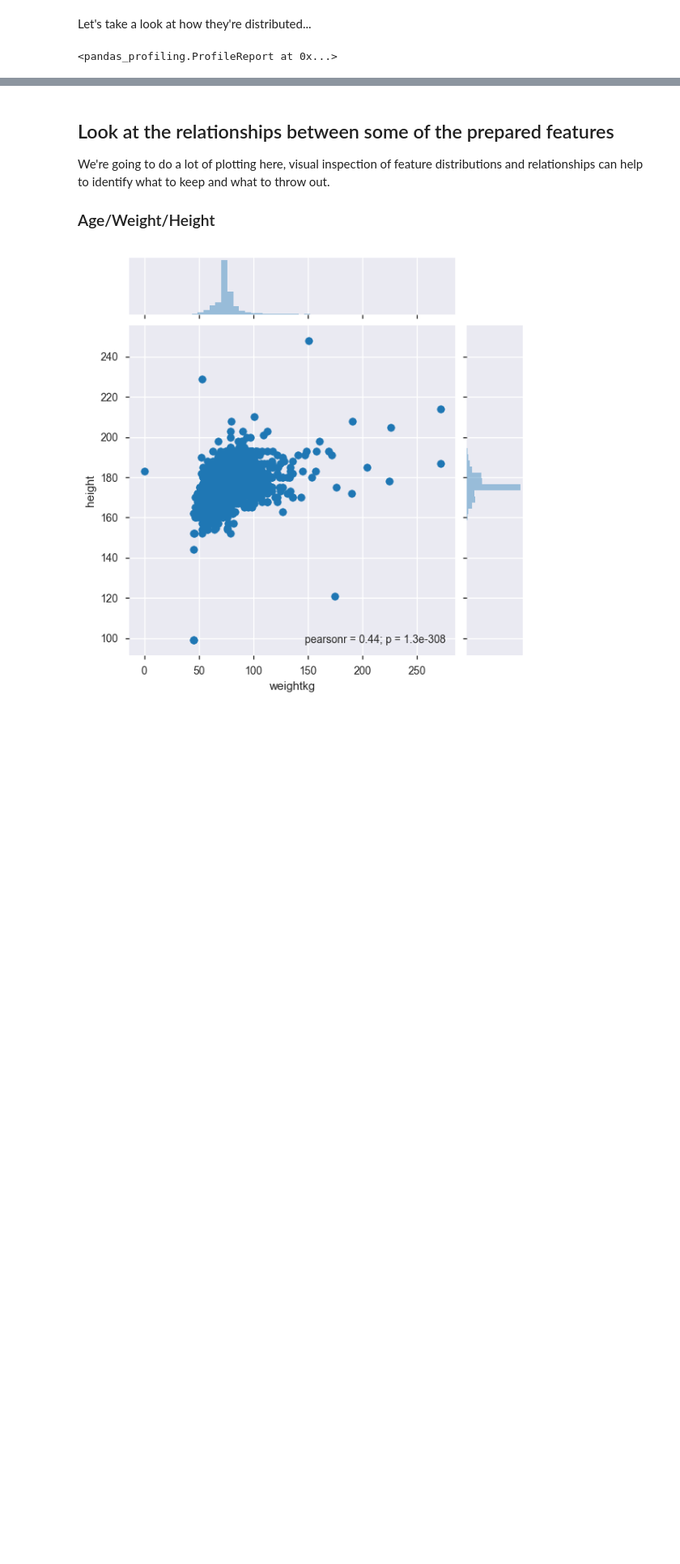
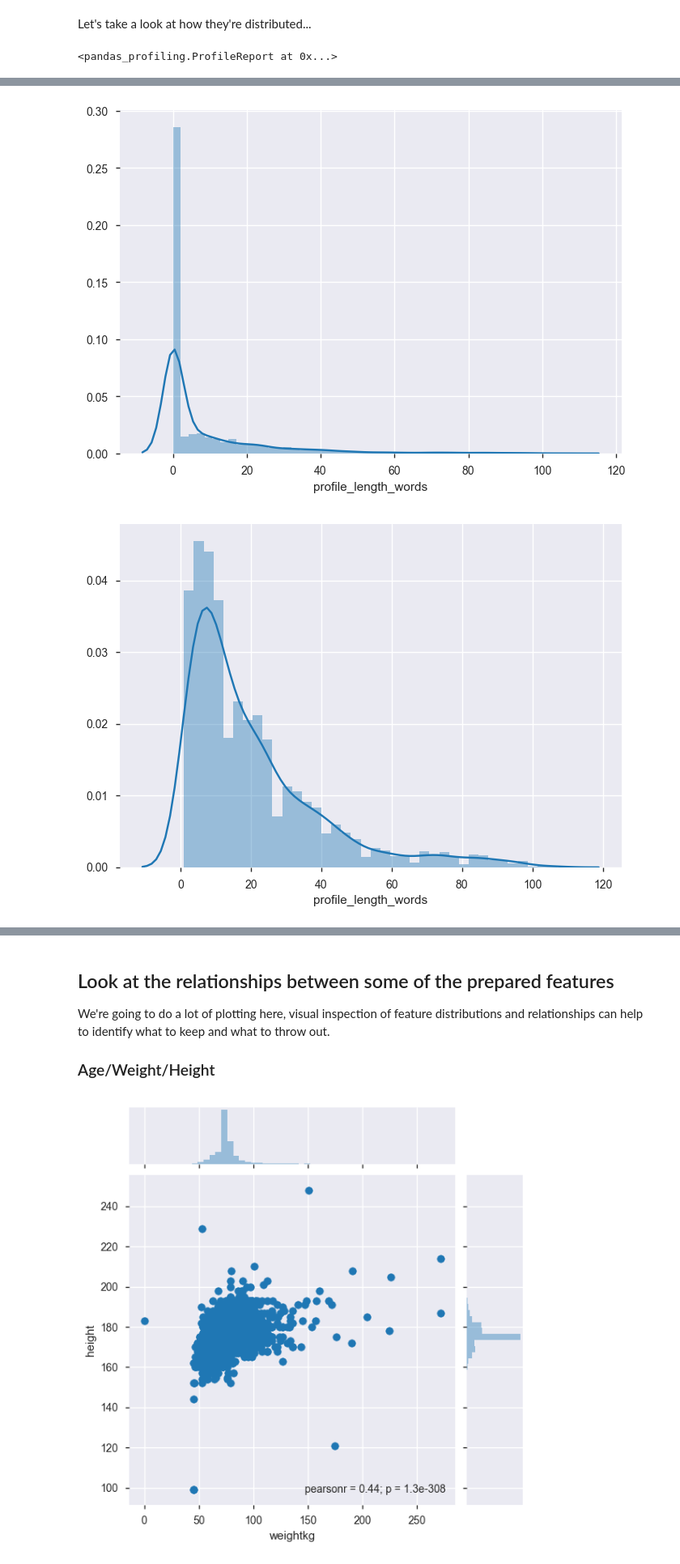
Before and after one commit to davenovelli/strvworkshop, a Jupyter notebook: notebooks/Profile Exploration.ipynb, the cells around one changed output, grey strips where cells are left out. Shown at 81% size. Drawn from its saved outputs; the diff is of its cells as text; code cells hidden in the pictures; blank space fills up the shorter version.

```diff
--- a/notebooks/Profile Exploration.ipynb
+++ b/notebooks/Profile Exploration.ipynb
@@ -306,0 +374,25 @@ Dates and Friends are the most common things users are looking for, and Networki
+# %%
+# Clear out the 'nan' values and then split the result to approximate the number of "words" in the profile
+profiles['profile_length_words'] = profiles.about.map(lambda x: len(str(x).replace('nan', '').split()))
+sns.distplot(profiles.profile_length_words);
+plt.show()
+
+# Let's take a look without the empty profiles since that makes up such a large percentage
+notempty = profiles.profile_length_words > 0
+sns.distplot(profiles[notempty].profile_length_words);
+plt.show()
+
+profiles['profile_length_chars'] = profiles.about.fillna('').map(lambda x: int(len(str(x).replace('nan', ''))))
+sns.distplot(profiles.profile_length_chars);
+plt.show()
+sns.distplot(profiles[notempty].profile_length_chars);
+plt.show()
+
+profiles['profile_word_length'] = \
+    (profiles.profile_length_chars / (profiles.profile_length_words + 1))
+sns.distplot(profiles.profile_word_length, bins=30);
+plt.show()
+sns.distplot(profiles[notempty].profile_word_length, bins=30);
+# %% [output]
+[figure, added]
+[figure, added]
```
Also changed, not shown: parts of 46 cells of this notebook, 1 other file.
